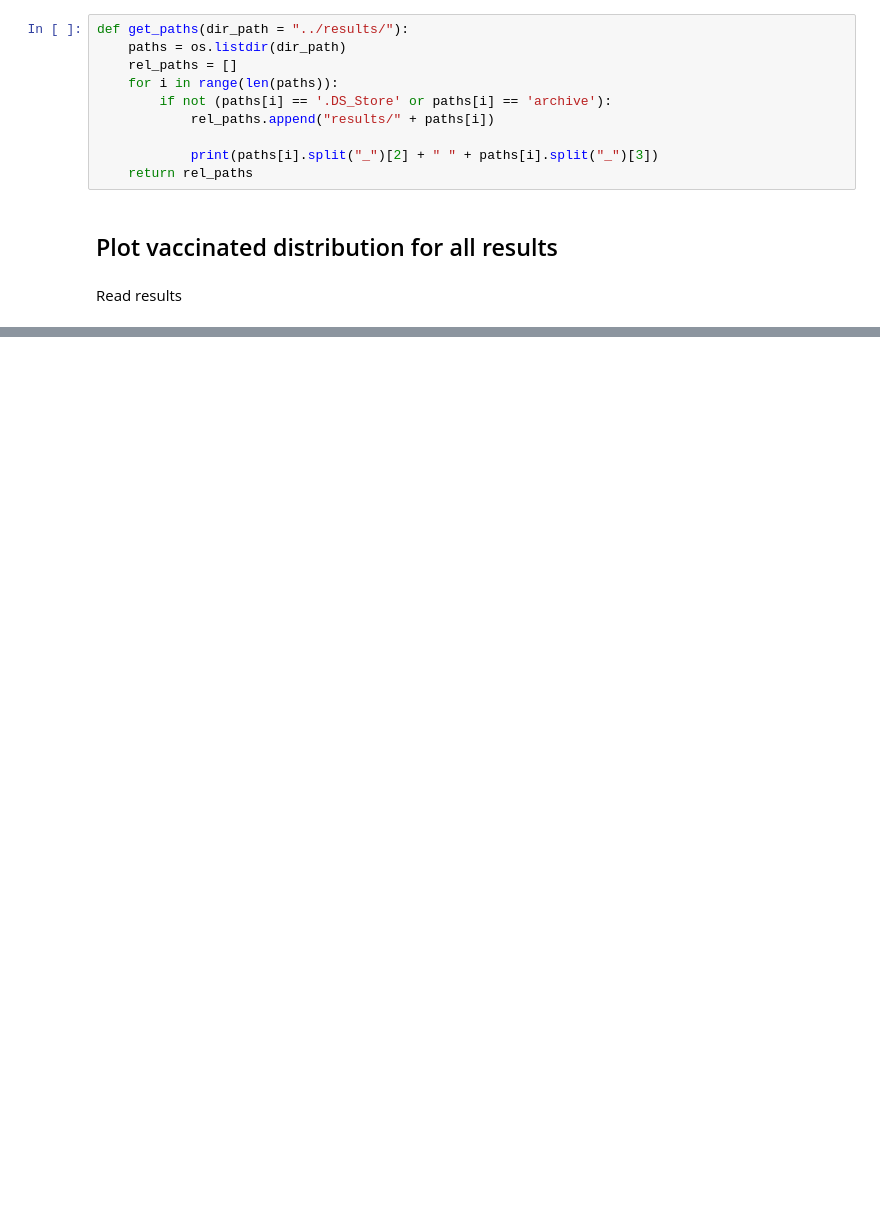
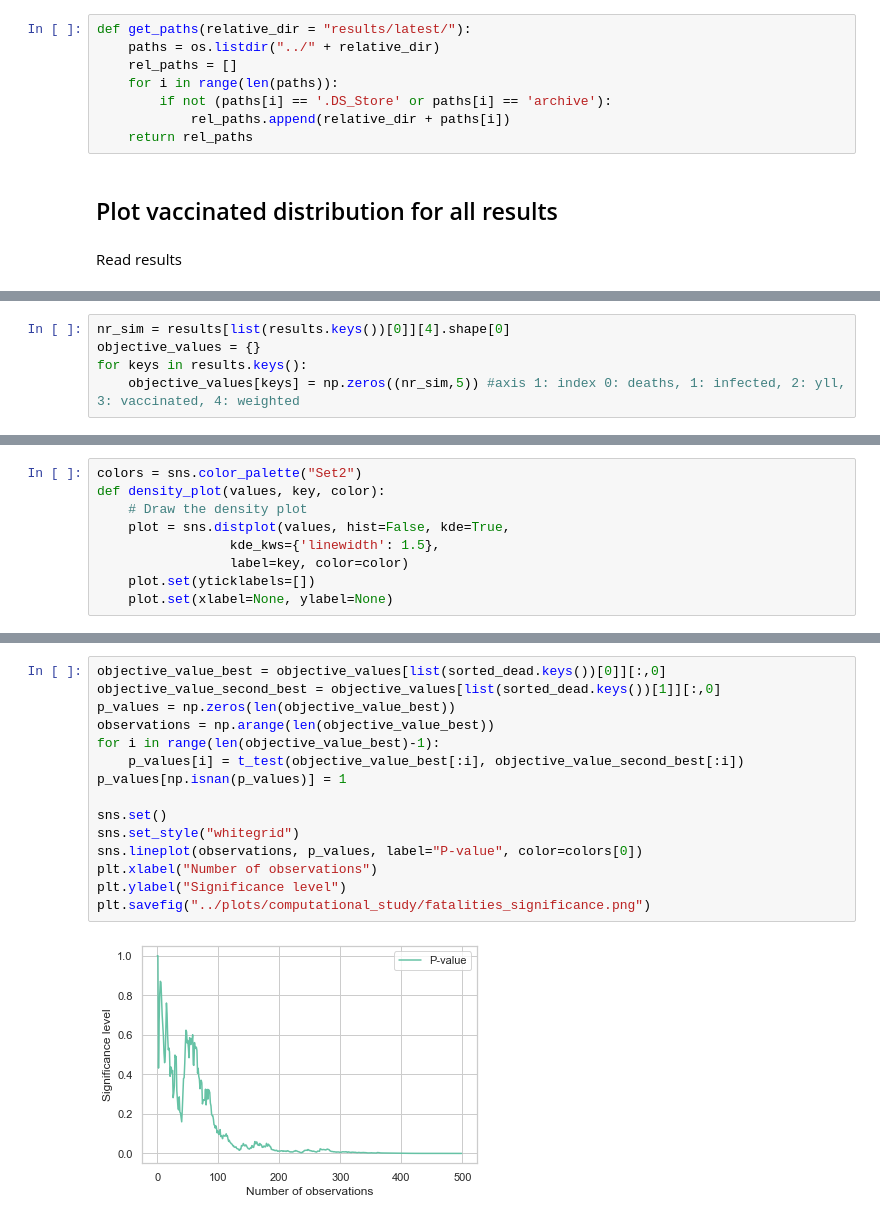
Before and after one commit to bendiknordeng/Epidemiologic-Strategies, a Jupyter notebook: notebooks/plot_results.ipynb, the cells around one changed output, grey strips where cells are left out. Cells and saved outputs as stored; diff of their text form; blank space fills up the shorter version.

```diff
--- a/notebooks/plot_results.ipynb
+++ b/notebooks/plot_results.ipynb
@@ -11,12 +12,10 @@ warnings.filterwarnings("ignore")
 # %%
-def get_paths(dir_path = "../results/"):
-    paths = os.listdir(dir_path)
+def get_paths(relative_dir = "results/latest/"):
+    paths = os.listdir("../" + relative_dir)
     rel_paths = []
     for i in range(len(paths)):
         if not (paths[i] == '.DS_Store' or paths[i] == 'archive'):
-            rel_paths.append("results/" + paths[i])
-
-            print(paths[i].split("_")[2] + " " + paths[i].split("_")[3])
+            rel_paths.append(relative_dir + paths[i])
     return rel_paths
 # %% [markdown]
 ## Plot vaccinated distribution for all results
@@ -42,0 +104,5 @@ Reading results ..
+# %%
+nr_sim = results[list(results.keys())[0]][4].shape[0]
+objective_values = {}
+for keys in results.keys():
+    objective_values[keys] = np.zeros((nr_sim,5)) #axis 1: index 0: deaths, 1: infected, 2: yll, 3: vaccinated, 4: weighted
@@ -42,0 +155,9 @@ Reading results ..
+# %%
+colors = sns.color_palette("Set2")
+def density_plot(values, key, color):
+    # Draw the density plot
+    plot = sns.distplot(values, hist=False, kde=True,
+                 kde_kws={'linewidth': 1.5},
+                 label=key, color=color)
+    plot.set(yticklabels=[])
+    plot.set(xlabel=None, ylabel=None)
@@ -42,0 +365,17 @@ Reading results ..
+# %%
+objective_value_best = objective_values[list(sorted_dead.keys())[0]][:,0]
+objective_value_second_best = objective_values[list(sorted_dead.keys())[1]][:,0]
+p_values = np.zeros(len(objective_value_best))
+observations = np.arange(len(objective_value_best))
+for i in range(len(objective_value_best)-1):
+    p_values[i] = t_test(objective_value_best[:i], objective_value_second_best[:i])
+p_values[np.isnan(p_values)] = 1
+
+sns.set()
+sns.set_style("whitegrid")
+sns.lineplot(observations, p_values, label="P-value", color=colors[0])
+plt.xlabel("Number of observations")
+plt.ylabel("Significance level")
+plt.savefig("../plots/computational_study/fatalities_significance.png")
+# %% [output]
+[figure, added]
```
Also changed, not shown: parts of 45 cells of this notebook.
